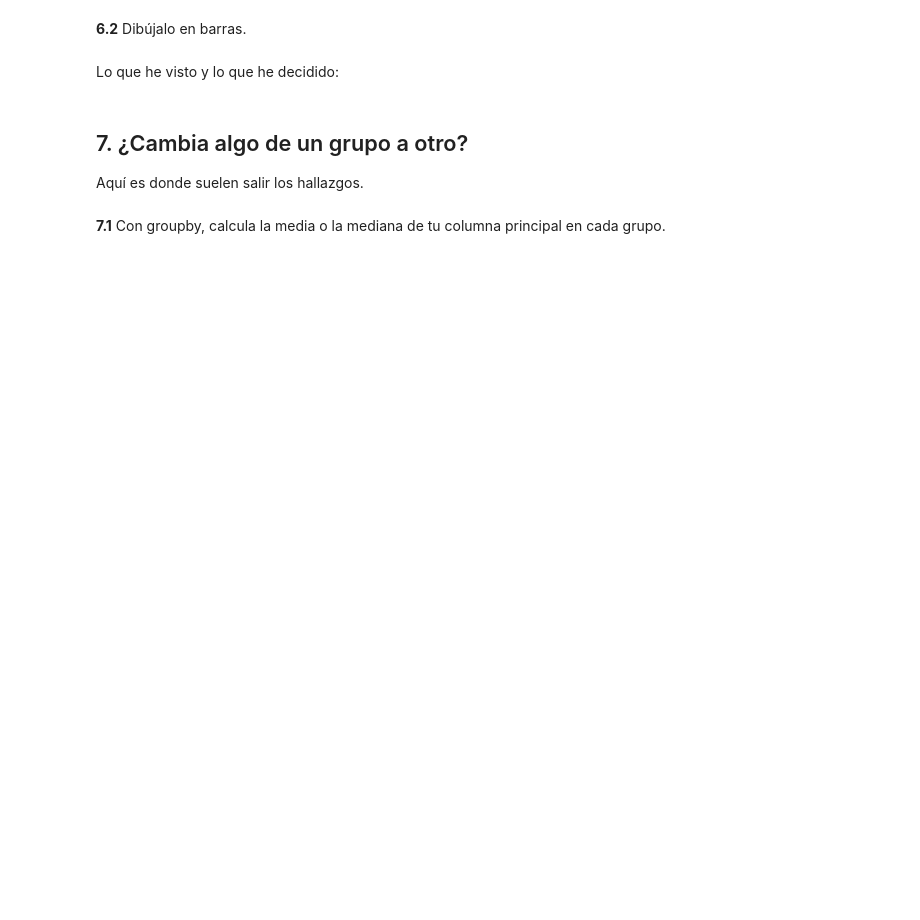
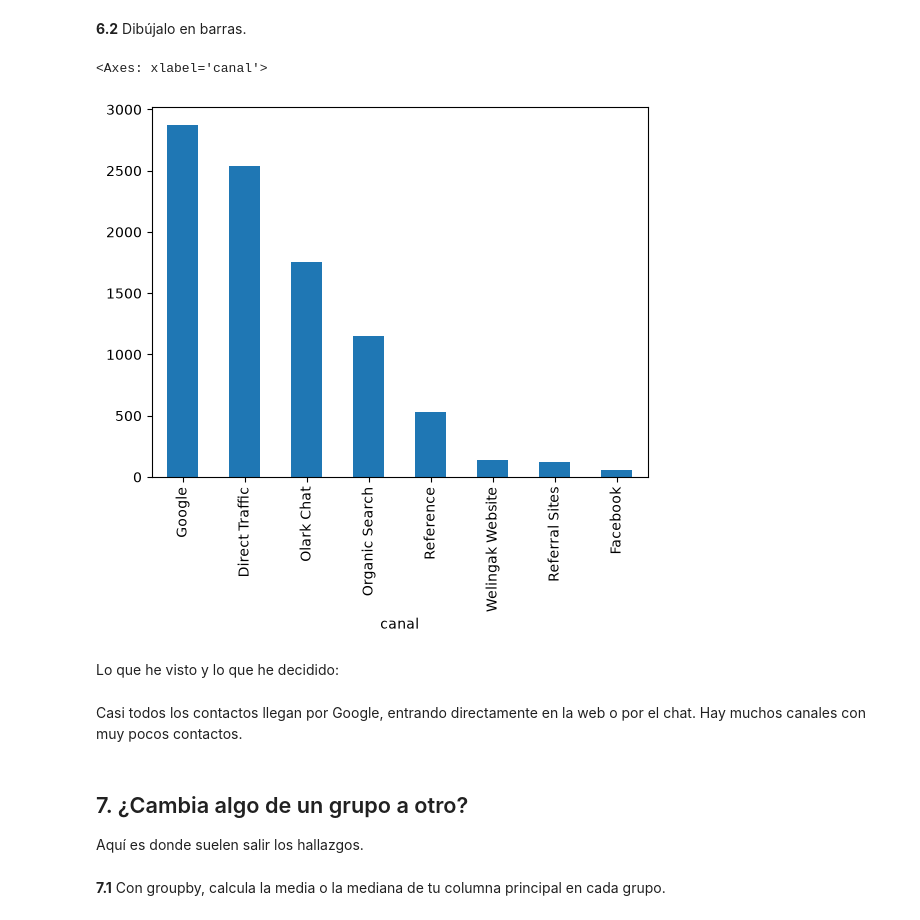
Before and after one commit to ValeriaCiriza/proyecto-m1, a Jupyter notebook: eda.ipynb, the cells around one changed output. Saved outputs shown, nothing was run; the diff lists cells and outputs as text; code cells hidden in the pictures; blank space fills up the shorter version.

```diff
--- a/eda.ipynb
+++ b/eda.ipynb
@@ -383,7 +486,15 @@ Cuántas filas hay de cada tipo.
 # %% [markdown]
 **6.2** Dibújalo en barras.
+# %%
+leads["canal"].value_counts().head(8).plot(kind="bar") # Dibujo en barras los 8 canales que más contactos traen
+# %% [output]
+<Axes: xlabel='canal'>
+[figure, added]
 # %% [markdown]
 Lo que he visto y lo que he decidido:
+# %% [markdown]
+
+Casi todos los contactos llegan por Google, entrando directamente en la web o por el chat. Hay muchos canales con muy pocos contactos.
 # %% [markdown]
 ## 7. ¿Cambia algo de un grupo a otro?
 
```
Also changed, not shown: parts of 23 cells of this notebook, 1 other file.
